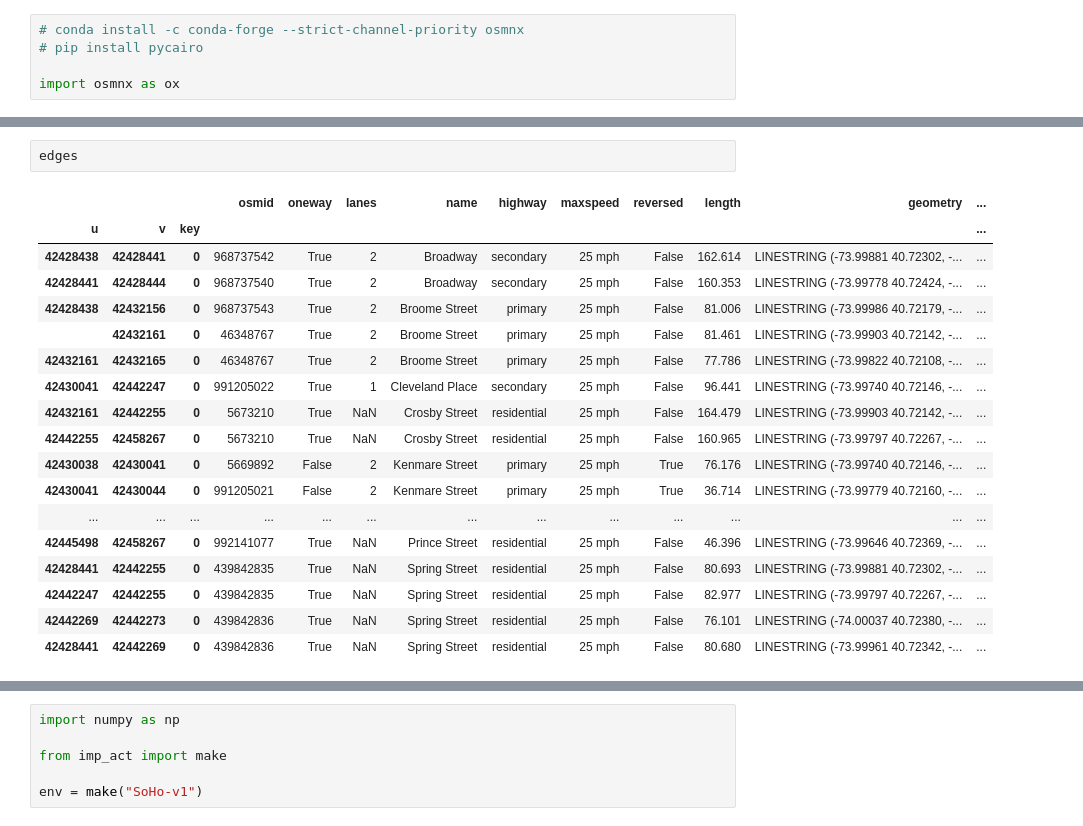
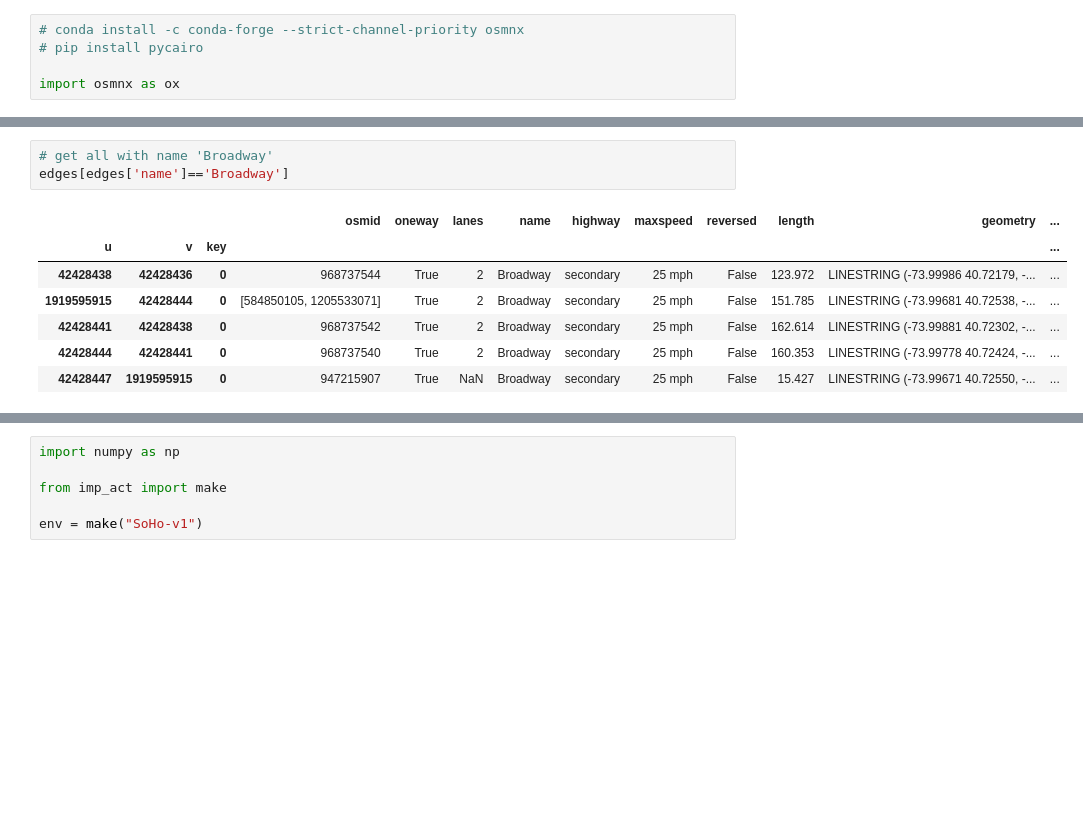
Before and after one commit to AI-for-Infrastructure-Management/imp-act, a Jupyter notebook: imp_act/environments/dev/sandbox.ipynb, the cells around one changed output, grey strips where cells are left out. Saved outputs shown, nothing was run; the diff lists cells and outputs as text; blank space fills up the shorter version.

```diff
--- a/imp_act/environments/dev/sandbox.ipynb
+++ b/imp_act/environments/dev/sandbox.ipynb
@@ -76,24 +61,14 @@ edges.head(100)
-# %%
-edges
-# %% [output]
-|  |  |  | osmid | oneway | lanes | name | highway | maxspeed | reversed | length | geometry | ... |
-| u | v | key |  |  |  |  |  |  |  |  |  | ... |
-| 42428438 | 42428441 | 0 | 968737542 | True | 2 | Broadway | secondary | 25 mph | False | 162.614 | LINESTRING (-73.99881 40.72302, -... | ... |
-| 42428441 | 42428444 | 0 | 968737540 | True | 2 | Broadway | secondary | 25 mph | False | 160.353 | LINESTRING (-73.99778 40.72424, -... | ... |
-| 42428438 | 42432156 | 0 | 968737543 | True | 2 | Broome Street | primary | 25 mph | False | 81.006 | LINESTRING (-73.99986 40.72179, -... | ... |
-|  | 42432161 | 0 | 46348767 | True | 2 | Broome Street | primary | 25 mph | False | 81.461 | LINESTRING (-73.99903 40.72142, -... | ... |
-| 42432161 | 42432165 | 0 | 46348767 | True | 2 | Broome Street | primary | 25 mph | False | 77.786 | LINESTRING (-73.99822 40.72108, -... | ... |
-| 42430041 | 42442247 | 0 | 991205022 | True | 1 | Cleveland Place | secondary | 25 mph | False | 96.441 | LINESTRING (-73.99740 40.72146, -... | ... |
-| 42432161 | 42442255 | 0 | 5673210 | True | NaN | Crosby Street | residential | 25 mph | False | 164.479 | LINESTRING (-73.99903 40.72142, -... | ... |
-| 42442255 | 42458267 | 0 | 5673210 | True | NaN | Crosby Street | residential | 25 mph | False | 160.965 | LINESTRING (-73.99797 40.72267, -... | ... |
-| 42430038 | 42430041 | 0 | 5669892 | False | 2 | Kenmare Street | primary | 25 mph | True | 76.176 | LINESTRING (-73.99740 40.72146, -... | ... |
-| 42430041 | 42430044 | 0 | 991205021 | False | 2 | Kenmare Street | primary | 25 mph | True | 36.714 | LINESTRING (-73.99779 40.72160, -... | ... |
-| ... | ... | ... | ... | ... | ... | ... | ... | ... | ... | ... | ... | ... |
-| 42445498 | 42458267 | 0 | 992141077 | True | NaN | Prince Street | residential | 25 mph | False | 46.396 | LINESTRING (-73.99646 40.72369, -... | ... |
-| 42428441 | 42442255 | 0 | 439842835 | True | NaN | Spring Street | residential | 25 mph | False | 80.693 | LINESTRING (-73.99881 40.72302, -... | ... |
-| 42442247 | 42442255 | 0 | 439842835 | True | NaN | Spring Street | residential | 25 mph | False | 82.977 | LINESTRING (-73.99797 40.72267, -... | ... |
-| 42442269 | 42442273 | 0 | 439842836 | True | NaN | Spring Street | residential | 25 mph | False | 76.101 | LINESTRING (-74.00037 40.72380, -... | ... |
-| 42428441 | 42442269 | 0 | 439842836 | True | NaN | Spring Street | residential | 25 mph | False | 80.680 | LINESTRING (-73.99961 40.72342, -... | ... |
+# %%
+# get all with name 'Broadway'
+edges[edges['name']=='Broadway']
+# %% [output]
+|  |  |  | osmid | oneway | lanes | name | highway | maxspeed | reversed | length | geometry | ... |
+| u | v | key |  |  |  |  |  |  |  |  |  | ... |
+| 42428438 | 42428436 | 0 | 968737544 | True | 2 | Broadway | secondary | 25 mph | False | 123.972 | LINESTRING (-73.99986 40.72179, -... | ... |
+| 1919595915 | 42428444 | 0 | [584850105, 1205533071] | True | 2 | Broadway | secondary | 25 mph | False | 151.785 | LINESTRING (-73.99681 40.72538, -... | ... |
+| 42428441 | 42428438 | 0 | 968737542 | True | 2 | Broadway | secondary | 25 mph | False | 162.614 | LINESTRING (-73.99881 40.72302, -... | ... |
+| 42428444 | 42428441 | 0 | 968737540 | True | 2 | Broadway | secondary | 25 mph | False | 160.353 | LINESTRING (-73.99778 40.72424, -... | ... |
+| 42428447 | 1919595915 | 0 | 947215907 | True | NaN | Broadway | secondary | 25 mph | False | 15.427 | LINESTRING (-73.99671 40.72550, -... | ... |
 # %%
 topology = {}
 
```
Also changed, not shown: parts of 12 cells of this notebook, 1 other file.
